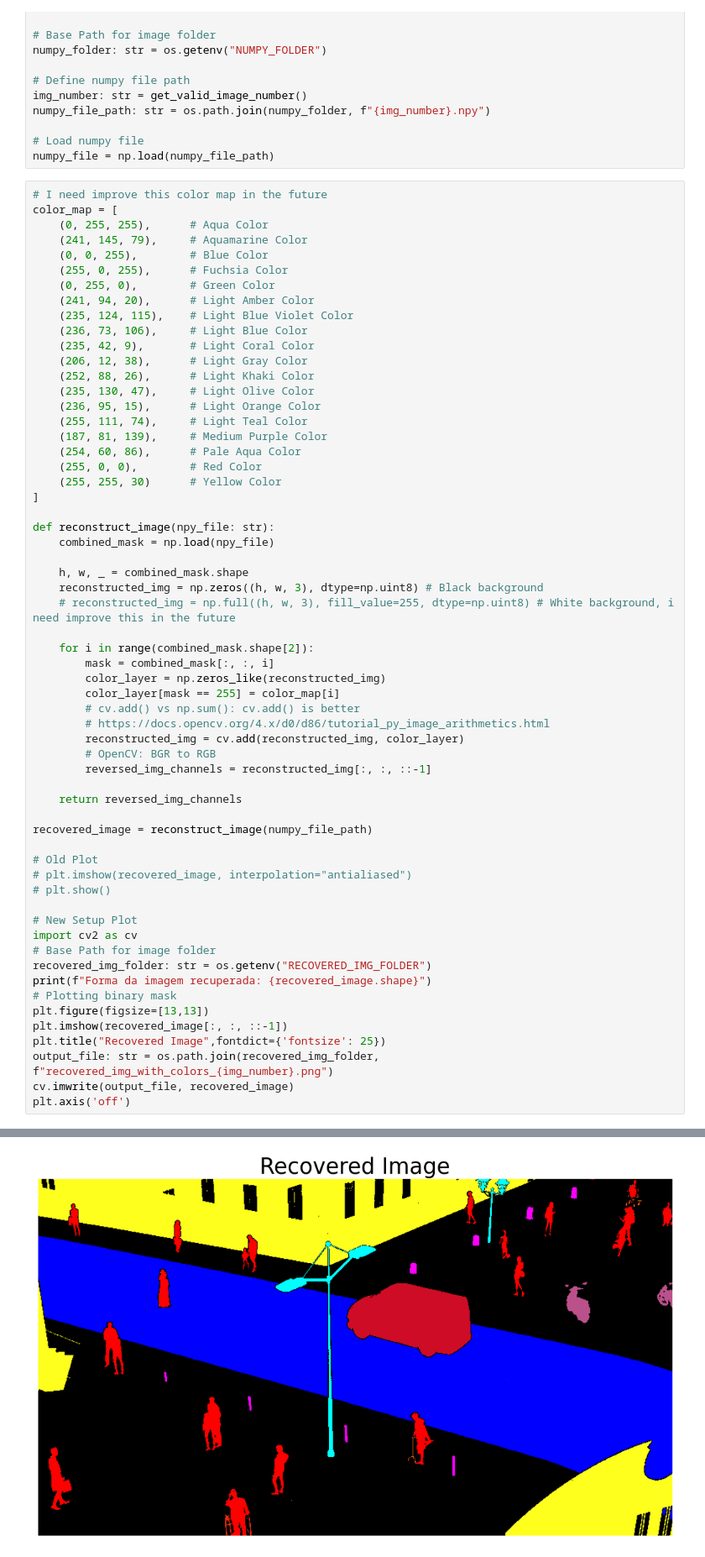
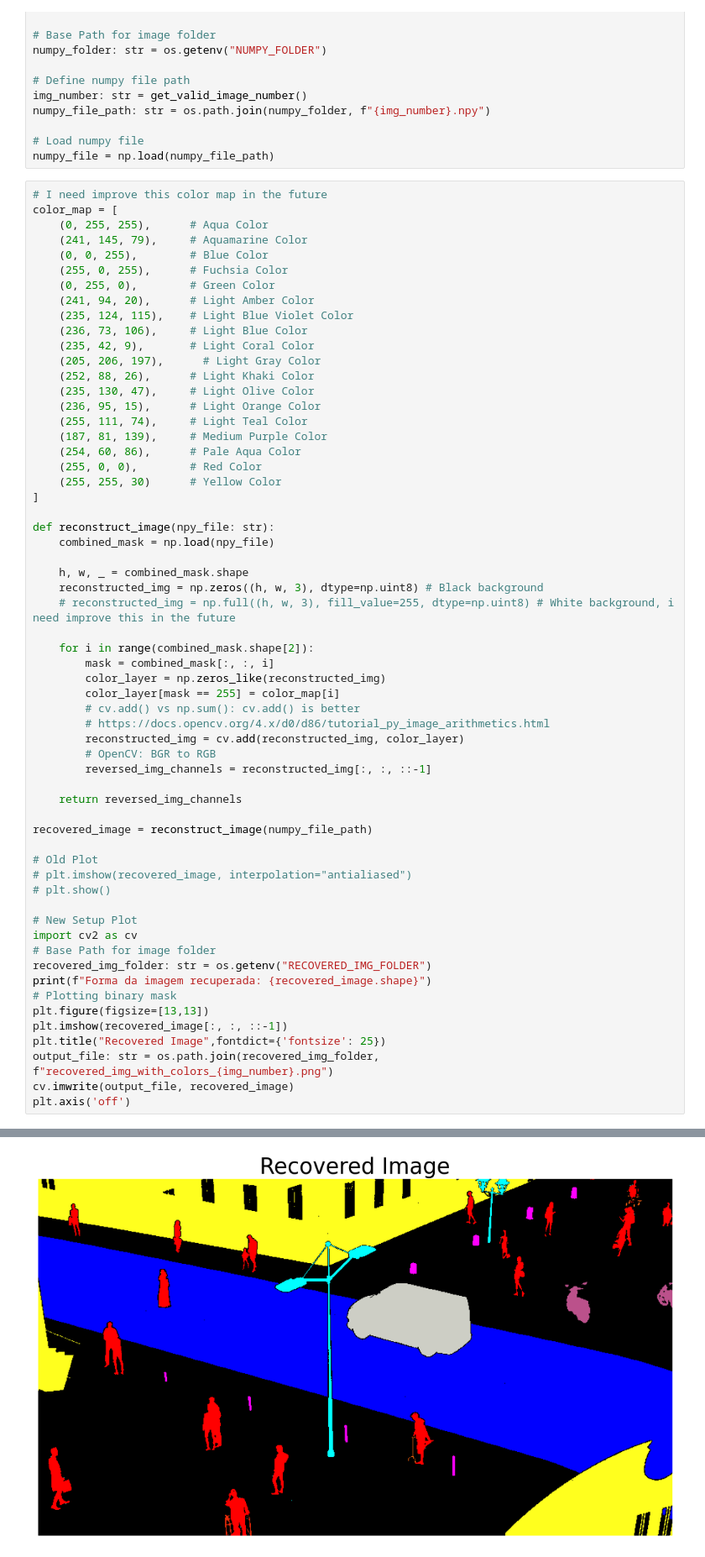
Before and after one commit to rpgouveia/pucpr_pibiti_semantic_segmentation, a Jupyter notebook: study_cvt_color_reconstructed_img.ipynb, the cells around one changed output, grey strips where cells are left out. Shown at 84% size. Drawn from its saved outputs; the diff is of its cells as text.

```diff
--- a/study_cvt_color_reconstructed_img.ipynb
+++ b/study_cvt_color_reconstructed_img.ipynb
@@ -33,7 +33,7 @@ color_map = [
     (235, 124, 115),    # Light Blue Violet Color
     (236, 73, 106),     # Light Blue Color
     (235, 42, 9),       # Light Coral Color
-    (206, 12, 38),      # Light Gray Color
+    (205, 206, 197),      # Light Gray Color
     (252, 88, 26),      # Light Khaki Color
     (235, 130, 47),     # Light Olive Color
     (236, 95, 15),      # Light Orange Color
@@ -57,31 +57,31 @@ def reconstruct_image(npy_file: str):
         color_layer[mask == 255] = color_map[i]
         # cv.add() vs np.sum(): cv.add() is better
         # https://docs.opencv.org/4.x/d0/d86/tutorial_py_image_arithmetics.html
         reconstructed_img = cv.add(reconstructed_img, color_layer)
         # OpenCV: BGR to RGB
         reversed_img_channels = reconstructed_img[:, :, ::-1]
 
     return reversed_img_channels
 
 recovered_image = reconstruct_image(numpy_file_path)
 
 # Old Plot
 # plt.imshow(recovered_image, interpolation="antialiased")
 # plt.show()
 
 # New Setup Plot
 import cv2 as cv
 # Base Path for image folder
 recovered_img_folder: str = os.getenv("RECOVERED_IMG_FOLDER")
 print(f"Forma da imagem recuperada: {recovered_image.shape}")
 # Plotting binary mask
 plt.figure(figsize=[13,13])
 plt.imshow(recovered_image[:, :, ::-1])
 plt.title("Recovered Image",fontdict={'fontsize': 25})
 output_file: str = os.path.join(recovered_img_folder, f"recovered_img_with_colors_{img_number}.png")
 cv.imwrite(output_file, recovered_image)
 plt.axis('off')
 # %% [output]
 Forma da imagem recuperada: (512, 910, 3)
 (np.float64(-0.5), np.float64(909.5), np.float64(511.5), np.float64(-0.5))
-[figure, old version]
+[figure, new version]
```
